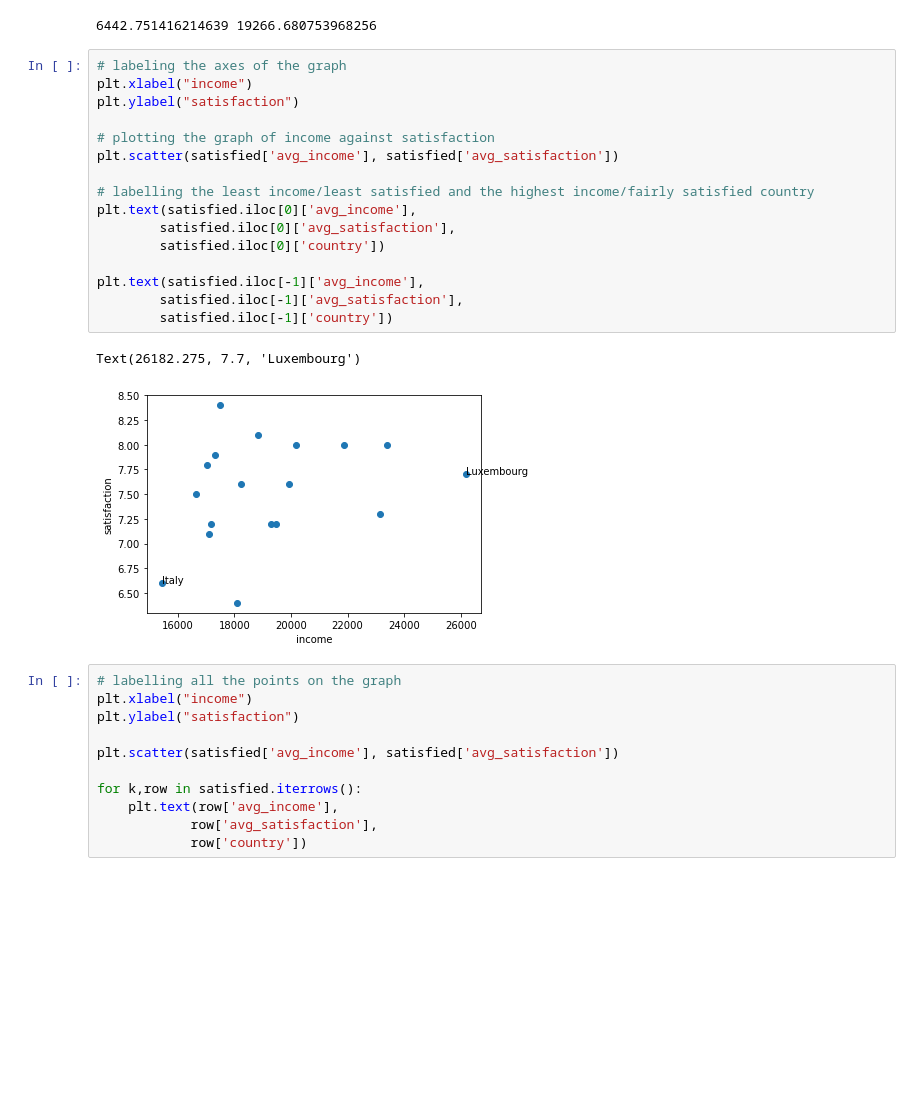
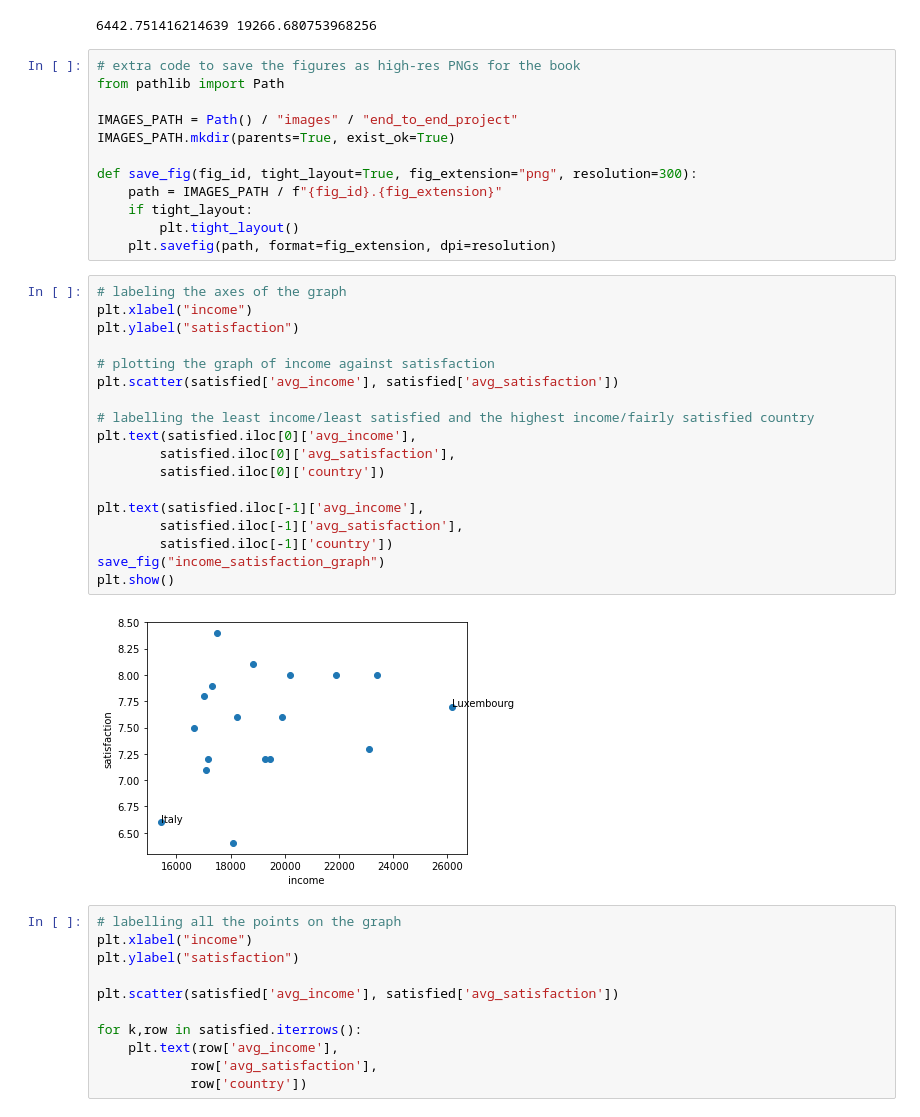
Before and after one commit to AiJared/Data-Science-1-Happy-Income-Score, a Jupyter notebook: Happy Income Score.ipynb, the cells around one changed output. Drawn from its saved outputs; the diff is of its cells as text; blank space fills up the shorter version.

Commit message:
Saved figure of the graph of avarage income and average satisfaction

```diff
--- a/Happy Income Score.ipynb
+++ b/Happy Income Score.ipynb
@@ -73,25 +73,38 @@ all_mean = np.mean(dataset['avg_income'])
 print(all_mean, satisfied_mean)
 # %% [output]
 6442.751416214639 19266.680753968256
+# %%
+# extra code to save the figures as high-res PNGs for the book
+from pathlib import Path
+
+IMAGES_PATH = Path() / "images" / "end_to_end_project"
+IMAGES_PATH.mkdir(parents=True, exist_ok=True)
+
+def save_fig(fig_id, tight_layout=True, fig_extension="png", resolution=300):
+    path = IMAGES_PATH / f"{fig_id}.{fig_extension}"
+    if tight_layout:
+        plt.tight_layout()
+    plt.savefig(path, format=fig_extension, dpi=resolution)
 # %%
 # labeling the axes of the graph
 plt.xlabel("income")
 plt.ylabel("satisfaction")
 
 # plotting the graph of income against satisfaction
 plt.scatter(satisfied['avg_income'], satisfied['avg_satisfaction'])
 
 # labelling the least income/least satisfied and the highest income/fairly satisfied country
 plt.text(satisfied.iloc[0]['avg_income'],
         satisfied.iloc[0]['avg_satisfaction'],
         satisfied.iloc[0]['country'])
 
 plt.text(satisfied.iloc[-1]['avg_income'],
         satisfied.iloc[-1]['avg_satisfaction'],
         satisfied.iloc[-1]['country'])
+save_fig("income_satisfaction_graph")
+plt.show()
 # %% [output]
-Text(26182.275, 7.7, 'Luxembourg')
-[figure, old version]
+[figure, new version]
 # %%
 # labelling all the points on the graph
 plt.xlabel("income")
```
Also changed, not shown: 1 other file.
